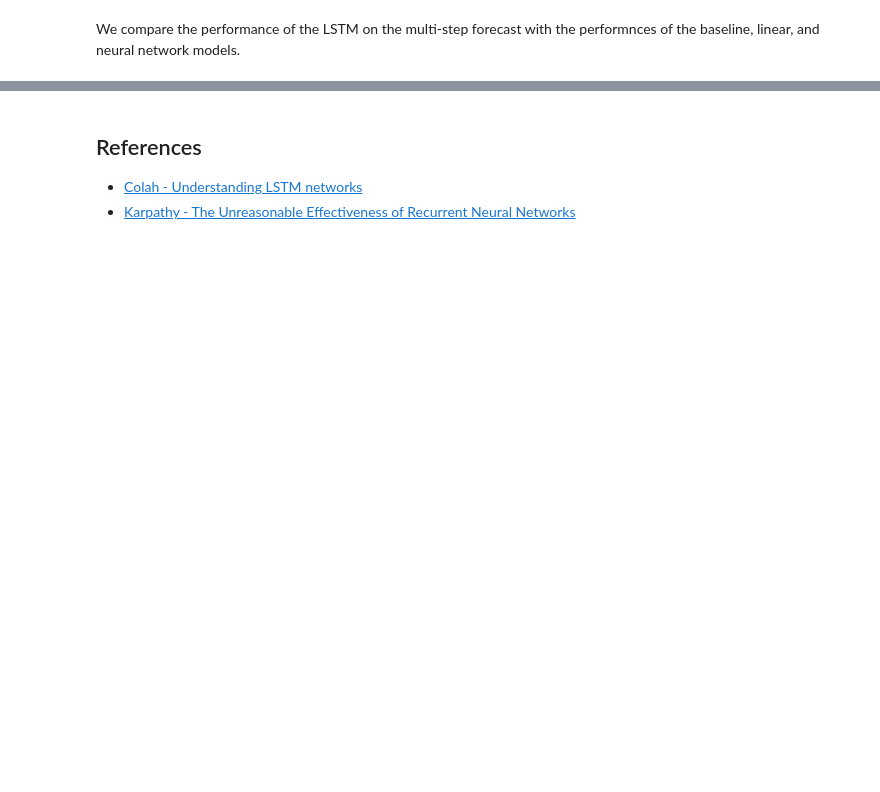
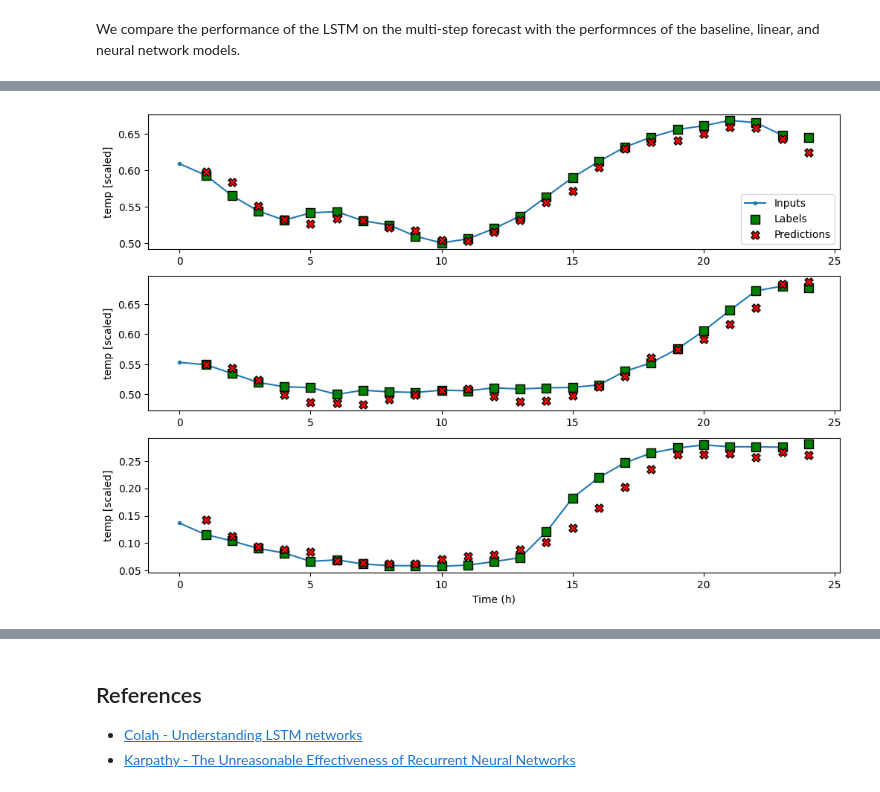
Before and after one commit to luigiselmi/timeseries, a Jupyter notebook: lstm_for_timeseries.ipynb, the cells around one changed output, grey strips where cells are left out. Saved outputs shown, nothing was run; the diff lists cells and outputs as text; code cells hidden in the pictures; blank space fills up the shorter version.

```diff
--- a/lstm_for_timeseries.ipynb
+++ b/lstm_for_timeseries.ipynb
@@ -381,0 +439,4 @@ plt.tight_layout()
+# %%
+mo_wide_window.plot(model=mo_lstm_model, plot_col='temp')
+# %% [output]
+[figure, added]
```
Also changed, not shown: parts of 20 cells of this notebook.
